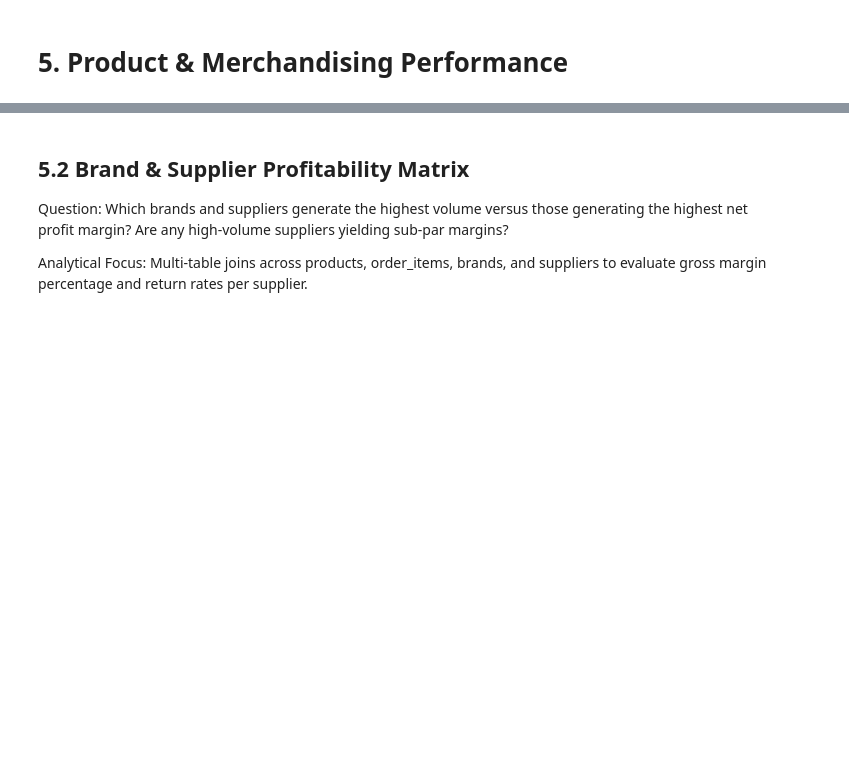
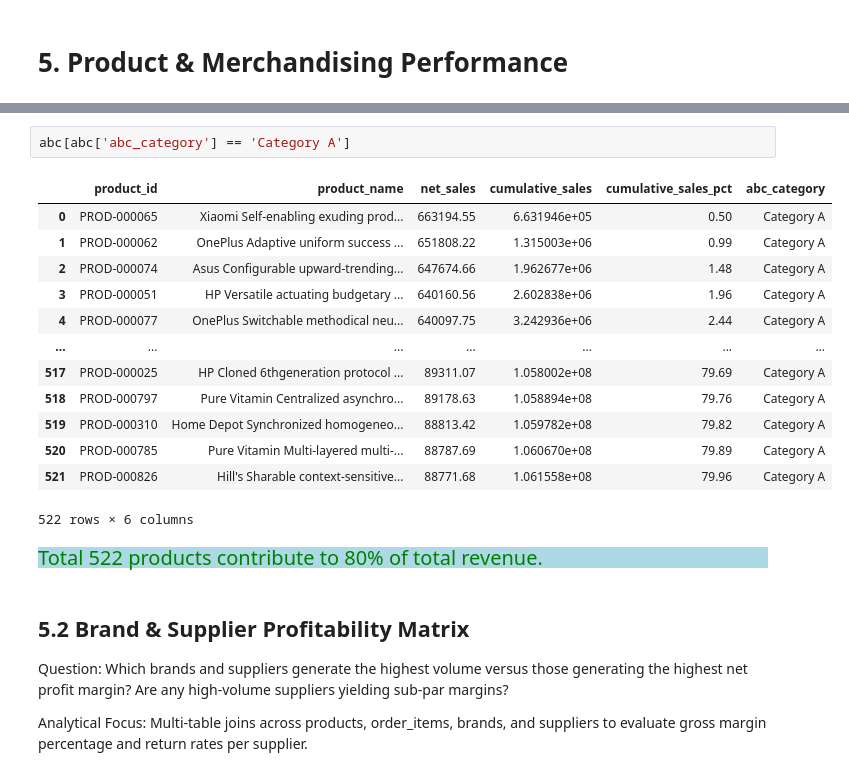
Before and after one commit to Kartika-Nidhi/E-Commerce_Analysis_SQL, a Jupyter notebook: E-commerceSalesAnalysisSQL.ipynb, the cells around one changed output, grey strips where cells are left out. Cells and saved outputs as stored; diff of their text form; blank space fills up the shorter version.

```diff
--- a/E-commerceSalesAnalysisSQL.ipynb
+++ b/E-commerceSalesAnalysisSQL.ipynb
@@ -1120,3 +1179,22 @@ Analytical Focus: Windowed cumulative sum SUM(net_sales) OVER (ORDER BY net_sale
+# %%
+abc[abc['abc_category'] == 'Category A']
+# %% [output]
+|  | product_id | product_name | net_sales | cumulative_sales | cumulative_sales_pct | abc_category |
+| 0 | PROD-000065 | Xiaomi Self-enabling exuding prod... | 663194.55 | 6.631946e+05 | 0.50 | Category A |
+| 1 | PROD-000062 | OnePlus Adaptive uniform success ... | 651808.22 | 1.315003e+06 | 0.99 | Category A |
+| 2 | PROD-000074 | Asus Configurable upward-trending... | 647674.66 | 1.962677e+06 | 1.48 | Category A |
+| 3 | PROD-000051 | HP Versatile actuating budgetary ... | 640160.56 | 2.602838e+06 | 1.96 | Category A |
+| 4 | PROD-000077 | OnePlus Switchable methodical neu... | 640097.75 | 3.242936e+06 | 2.44 | Category A |
+| ... | ... | ... | ... | ... | ... | ... |
+| 517 | PROD-000025 | HP Cloned 6thgeneration protocol ... | 89311.07 | 1.058002e+08 | 79.69 | Category A |
+| 518 | PROD-000797 | Pure Vitamin Centralized asynchro... | 89178.63 | 1.058894e+08 | 79.76 | Category A |
+| 519 | PROD-000310 | Home Depot Synchronized homogeneo... | 88813.42 | 1.059782e+08 | 79.82 | Category A |
+| 520 | PROD-000785 | Pure Vitamin Multi-layered multi-... | 88787.69 | 1.060670e+08 | 79.89 | Category A |
+| 521 | PROD-000826 | Hill's Sharable context-sensitive... | 88771.68 | 1.061558e+08 | 79.96 | Category A |
+522 rows × 6 columns
+# %% [markdown]
+<div style = "background-color:lightblue; color:green; font-size:20px; text-align:justify">
+Total 522 products contribute to 80% of total revenue.
 # %% [markdown]
 ## 5.2 Brand & Supplier Profitability Matrix
 Question: Which brands and suppliers generate the highest volume versus those generating the highest net profit margin? Are any high-volume suppliers yielding sub-par margins?
```
Also changed, not shown: parts of 6 cells of this notebook.
